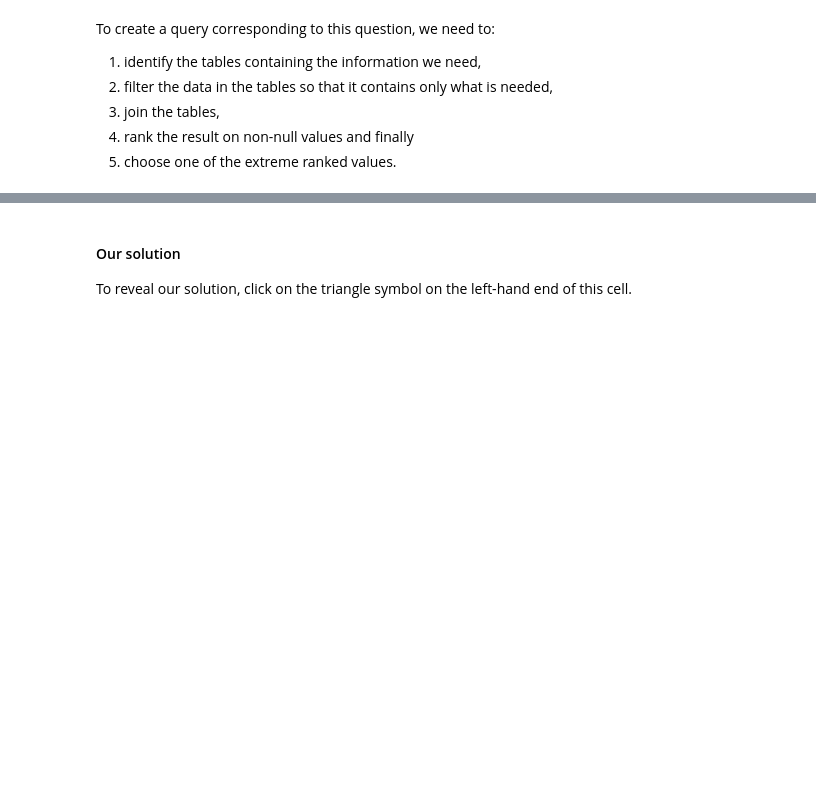
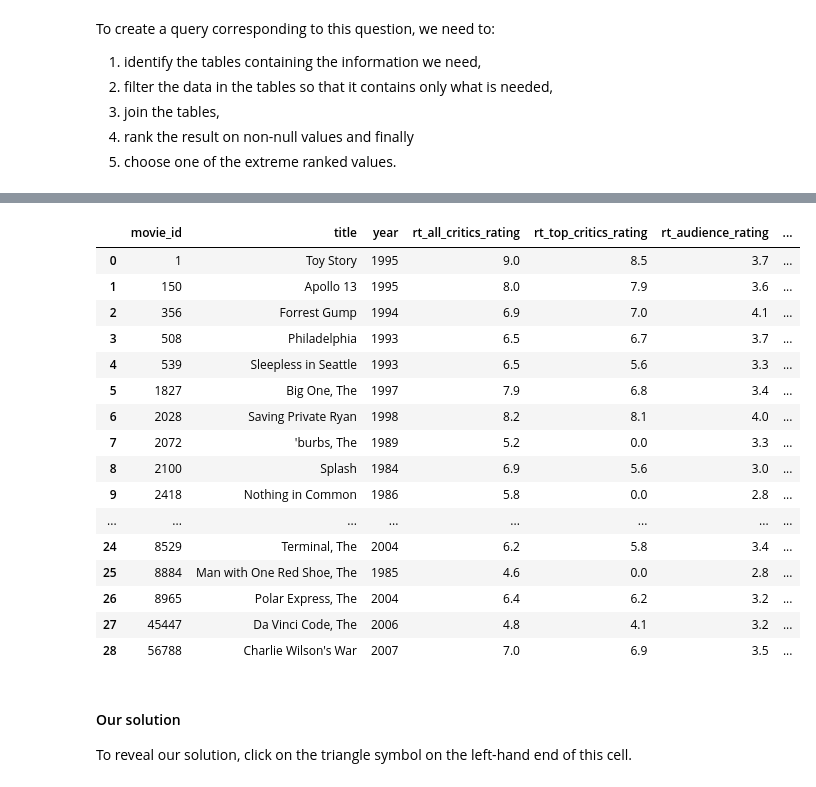
Before and after one commit to snowkuma/tm351-notebooks, a Jupyter notebook: p08/08.2 Querying the Movies Database.ipynb, the cells around one changed output, grey strips where cells are left out. Saved outputs shown, nothing was run; the diff lists cells and outputs as text; code cells hidden in the pictures; blank space fills up the shorter version.

```diff
--- a/p08/08.2 Querying the Movies Database.ipynb
+++ b/p08/08.2 Querying the Movies Database.ipynb
@@ -256,0 +476,3 @@ To create a query corresponding to this question, we need to:
+# %%
+tomHanksLead_df = movieActor_df[(movieActor_df['actor_name']=='Tom Hanks') & (movieActor_df['ranking']==1)]
+tomHanksLead_df.head()
@@ -256,0 +486,3 @@ To create a query corresponding to this question, we need to:
+# %%
+allRatings_df = movie_df[~movie_df['rt_all_critics_rating'].isnull()]
+allRatings_df.head()
@@ -256,0 +496,21 @@ To create a query corresponding to this question, we need to:
+# %%
+tomHanks_rated = pd.merge(allRatings_df,tomHanksLead_df,on='movie_id')
+tomHanks_rated
+# %% [output]
+|  | movie_id | title | year | rt_all_critics_rating | rt_top_critics_rating | rt_audience_rating | ... |
+| 0 | 1 | Toy Story | 1995 | 9.0 | 8.5 | 3.7 | ... |
+| 1 | 150 | Apollo 13 | 1995 | 8.0 | 7.9 | 3.6 | ... |
+| 2 | 356 | Forrest Gump | 1994 | 6.9 | 7.0 | 4.1 | ... |
+| 3 | 508 | Philadelphia | 1993 | 6.5 | 6.7 | 3.7 | ... |
+| 4 | 539 | Sleepless in Seattle | 1993 | 6.5 | 5.6 | 3.3 | ... |
+| 5 | 1827 | Big One, The | 1997 | 7.9 | 6.8 | 3.4 | ... |
+| 6 | 2028 | Saving Private Ryan | 1998 | 8.2 | 8.1 | 4.0 | ... |
+| 7 | 2072 | 'burbs, The | 1989 | 5.2 | 0.0 | 3.3 | ... |
+| 8 | 2100 | Splash | 1984 | 6.9 | 5.6 | 3.0 | ... |
+| 9 | 2418 | Nothing in Common | 1986 | 5.8 | 0.0 | 2.8 | ... |
+| ... | ... | ... | ... | ... | ... | ... | ... |
+| 24 | 8529 | Terminal, The | 2004 | 6.2 | 5.8 | 3.4 | ... |
+| 25 | 8884 | Man with One Red Shoe, The | 1985 | 4.6 | 0.0 | 2.8 | ... |
+| 26 | 8965 | Polar Express, The | 2004 | 6.4 | 6.2 | 3.2 | ... |
+| 27 | 45447 | Da Vinci Code, The | 2006 | 4.8 | 4.1 | 3.2 | ... |
+| 28 | 56788 | Charlie Wilson's War | 2007 | 7.0 | 6.9 | 3.5 | ... |
```
Also changed, not shown: parts of 36 cells of this notebook, 31 other files.
